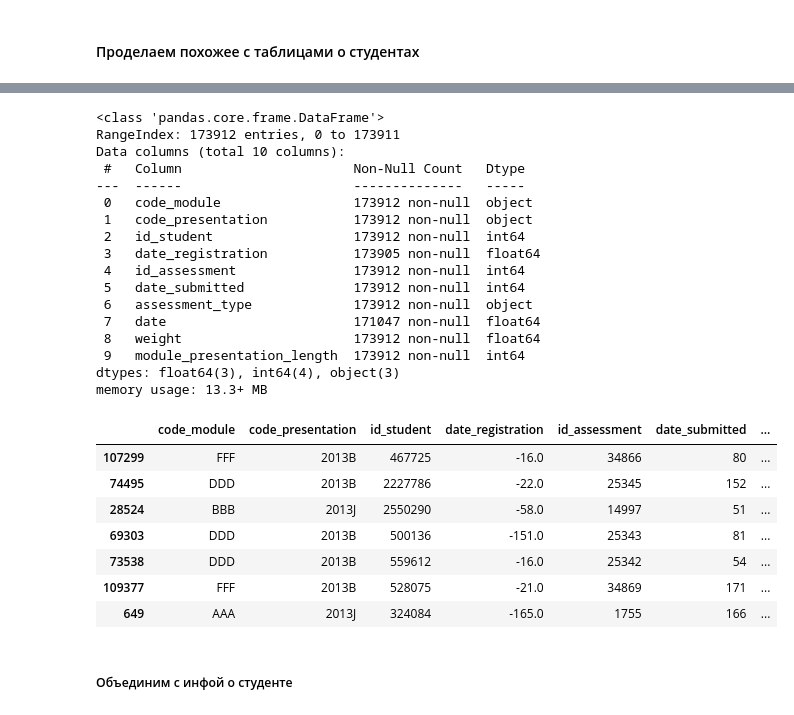
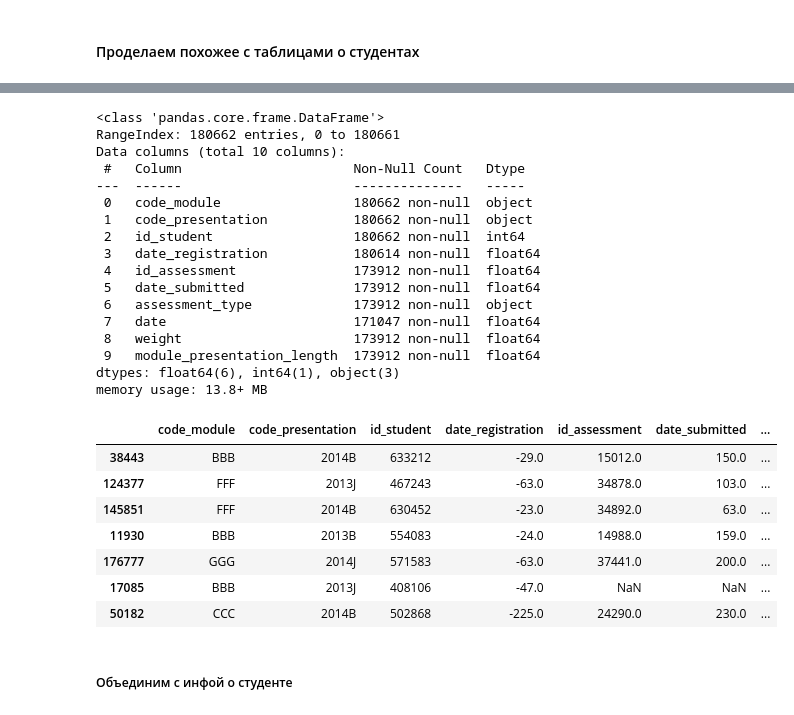
Before and after one commit to pyretttt/mle2, a Jupyter notebook: kaggle/c1/submission.ipynb, the cells around one changed output, grey strips where cells are left out. Saved outputs shown, nothing was run; the diff lists cells and outputs as text; code cells hidden in the pictures.

```diff
--- a/kaggle/c1/submission.ipynb
+++ b/kaggle/c1/submission.ipynb
@@ -247,38 +239,38 @@ memory usage: 1018.7+ KB
 # %%
 assesmentsFullCoursesReg = pd.merge(
     registration,
     assesmentsFullCourses,
-    how="inner",
+    how="outer",
     on=["code_module", "code_presentation", "id_student"]
 )
 assesmentsFullCoursesReg.info()
 assesmentsFullCoursesReg.sample(7)
 # %% [output]
 <class 'pandas.core.frame.DataFrame'>
-RangeIndex: 173912 entries, 0 to 173911
+RangeIndex: 180662 entries, 0 to 180661
 Data columns (total 10 columns):
  #   Column                      Non-Null Count   Dtype
 ---  ------                      --------------   -----
- 0   code_module                 173912 non-null  object
- 1   code_presentation           173912 non-null  object
- 2   id_student                  173912 non-null  int64
- 3   date_registration           173905 non-null  float64
- 4   id_assessment               173912 non-null  int64
- 5   date_submitted              173912 non-null  int64
+ 0   code_module                 180662 non-null  object
+ 1   code_presentation           180662 non-null  object
+ 2   id_student                  180662 non-null  int64
+ 3   date_registration           180614 non-null  float64
+ 4   id_assessment               173912 non-null  float64
+ 5   date_submitted              173912 non-null  float64
  6   assessment_type             173912 non-null  object
  7   date                        171047 non-null  float64
  8   weight                      173912 non-null  float64
- 9   module_presentation_length  173912 non-null  int64
-dtypes: float64(3), int64(4), object(3)
-memory usage: 13.3+ MB
+ 9   module_presentation_length  173912 non-null  float64
+dtypes: float64(6), int64(1), object(3)
+memory usage: 13.8+ MB
 |  | code_module | code_presentation | id_student | date_registration | id_assessment | date_submitted | ... |
-| 107299 | FFF | 2013B | 467725 | -16.0 | 34866 | 80 | ... |
-| 74495 | DDD | 2013B | 2227786 | -22.0 | 25345 | 152 | ... |
-| 28524 | BBB | 2013J | 2550290 | -58.0 | 14997 | 51 | ... |
-| 69303 | DDD | 2013B | 500136 | -151.0 | 25343 | 81 | ... |
-| 73538 | DDD | 2013B | 559612 | -16.0 | 25342 | 54 | ... |
-| 109377 | FFF | 2013B | 528075 | -21.0 | 34869 | 171 | ... |
-| 649 | AAA | 2013J | 324084 | -165.0 | 1755 | 166 | ... |
+| 38443 | BBB | 2014B | 633212 | -29.0 | 15012.0 | 150.0 | ... |
+| 124377 | FFF | 2013J | 467243 | -63.0 | 34878.0 | 103.0 | ... |
+| 145851 | FFF | 2014B | 630452 | -23.0 | 34892.0 | 63.0 | ... |
+| 11930 | BBB | 2013B | 554083 | -24.0 | 14988.0 | 159.0 | ... |
+| 176777 | GGG | 2014J | 571583 | -63.0 | 37441.0 | 200.0 | ... |
+| 17085 | BBB | 2013J | 408106 | -47.0 | NaN | NaN | ... |
+| 50182 | CCC | 2014B | 502868 | -225.0 | 24290.0 | 230.0 | ... |
 # %% [markdown]
 ##### Объединим с инфой о студенте
 # %%
```
Also changed, not shown: parts of 27 cells of this notebook.
